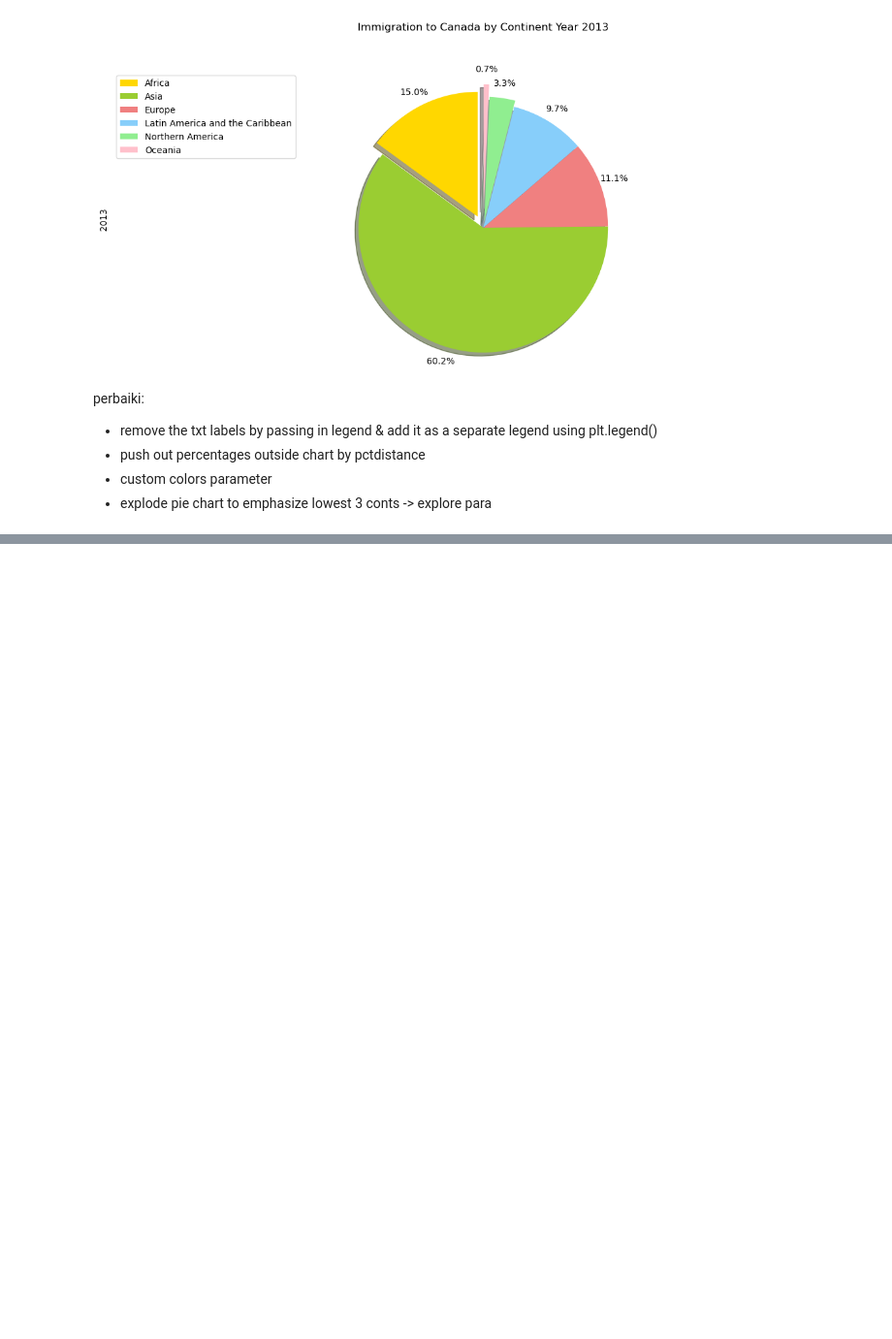
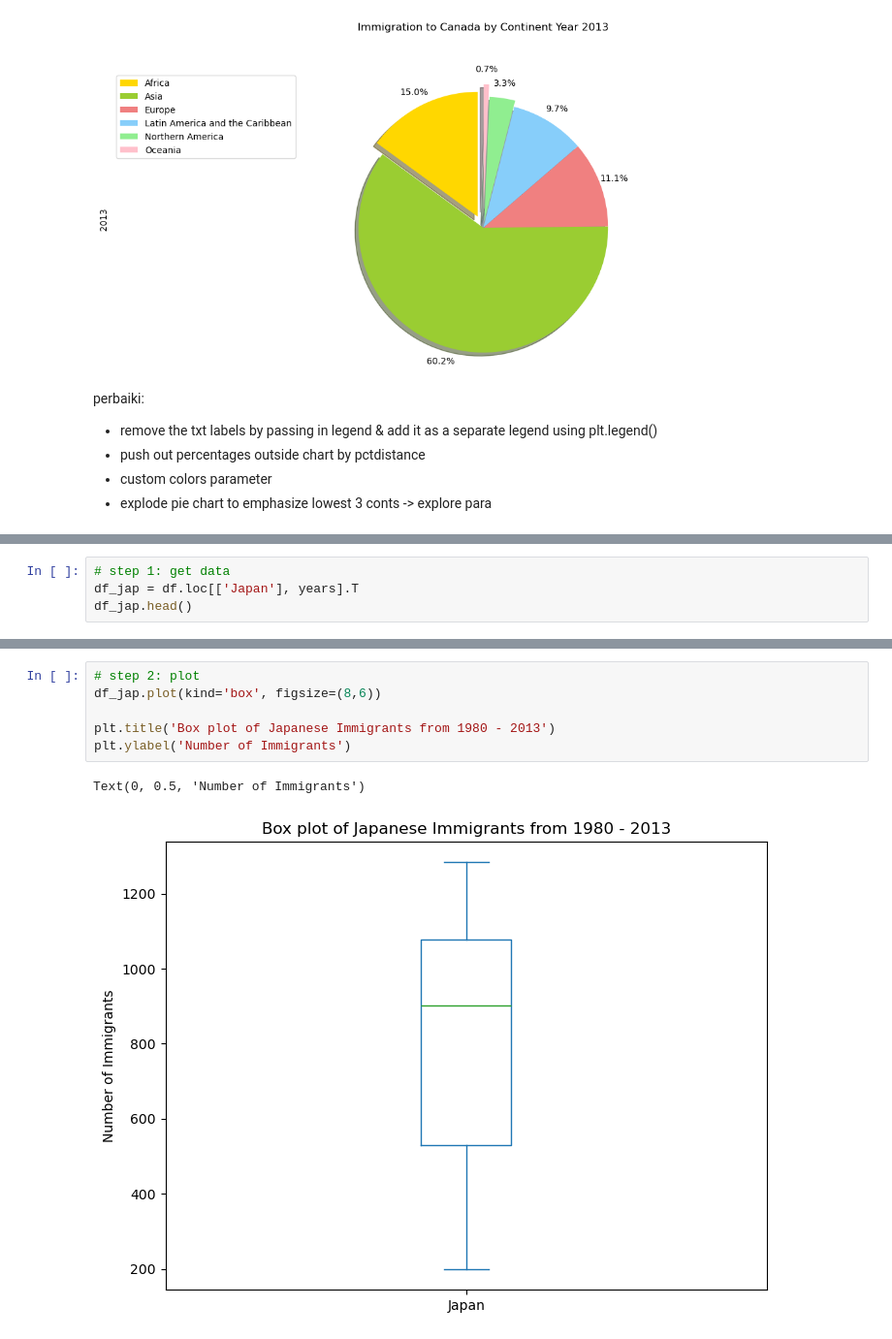
Before and after one commit to jennyaurelia/H8_1033, a Jupyter notebook: sesi7notes.ipynb, the cells around one changed output, grey strips where cells are left out. Shown at 97% size. Drawn from its saved outputs; the diff is of its cells as text; blank space fills up the shorter version.

```diff
--- a/sesi7notes.ipynb
+++ b/sesi7notes.ipynb
@@ -1001,0 +1018,4 @@ Index(['Afghanistan', 'Albania', 'Algeria', 'American Samoa', 'Andorra',
+# %%
+# step 1: get data
+df_jap = df.loc[['Japan'], years].T
+df_jap.head()
@@ -1001,0 +1029,9 @@ Index(['Afghanistan', 'Albania', 'Algeria', 'American Samoa', 'Andorra',
+# %%
+# step 2: plot
+df_jap.plot(kind='box', figsize=(8,6))
+
+plt.title('Box plot of Japanese Immigrants from 1980 - 2013')
+plt.ylabel('Number of Immigrants')
+# %% [output]
+Text(0, 0.5, 'Number of Immigrants')
+[figure, added]
```
Also changed, not shown: parts of 52 cells of this notebook, 3 other files.
